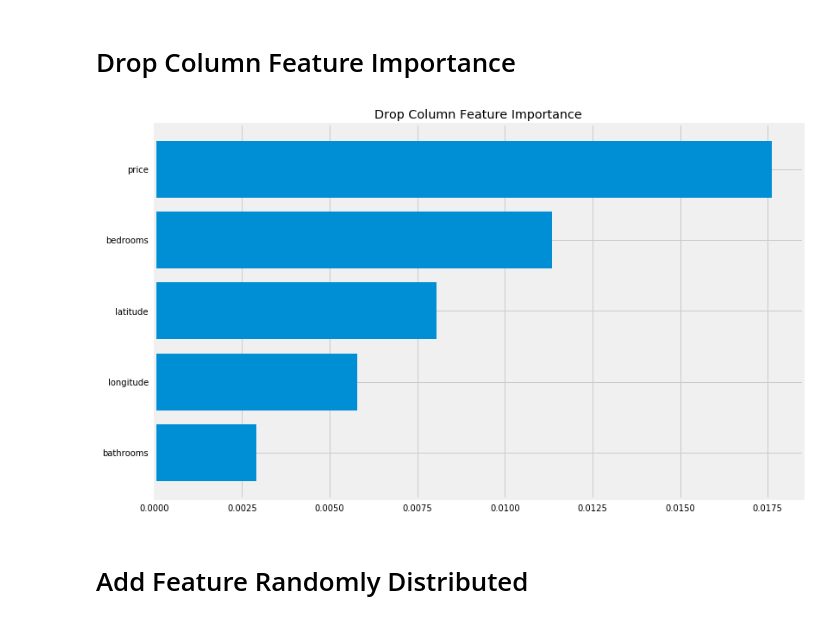
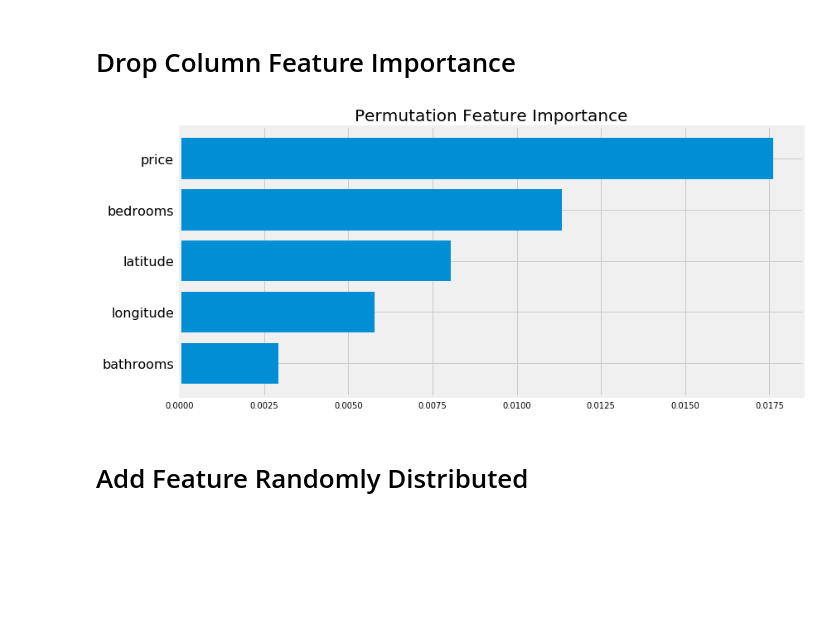
Before and after one commit to ImadDabbura/ml-zoo, a Jupyter notebook: notebooks/Feature Importances.ipynb, the cells around one changed output. Saved outputs shown, nothing was run; the diff lists cells and outputs as text; code cells hidden in the pictures; blank space fills up the shorter version.

```diff
--- a/notebooks/Feature Importances.ipynb
+++ b/notebooks/Feature Importances.ipynb
@@ -72,20 +68,10 @@ plt.title("Permutation Feature Importance");
 # %% [markdown]
 # Drop Column Feature Importance
-# %%
-# Fit rf classifier using new df with random column
-rf_clf = RandomForestClassifier(n_estimators=100,
-                                min_samples_leaf=5,
-                                oob_score=True,
-                                n_jobs=-1)
-drop_col_imp = drop_column_importances(rf_clf, X_train, y_train)
-
-idxs = np.argsort(drop_col_imp)
-plt.figure(figsize=(12, 8))
-plt.barh(range(5), drop_col_imp[idxs])
-plt.yticks(range(5), features[idxs])
-plt.title("Drop Column Feature Importance");
-# %% [output]
-[figure, removed]
+# %%
+plot_feature_imp_v1(rf_clf, X_train.values, y_train.values, X_train.columns,
+                    mode='drop_column', title='Permutation Feature Importance')
+# %% [output]
+[figure, added]
 # %% [markdown]
 # Add Feature Randomly Distributed
 # %%
```
Also changed, not shown: parts of 22 cells of this notebook.
